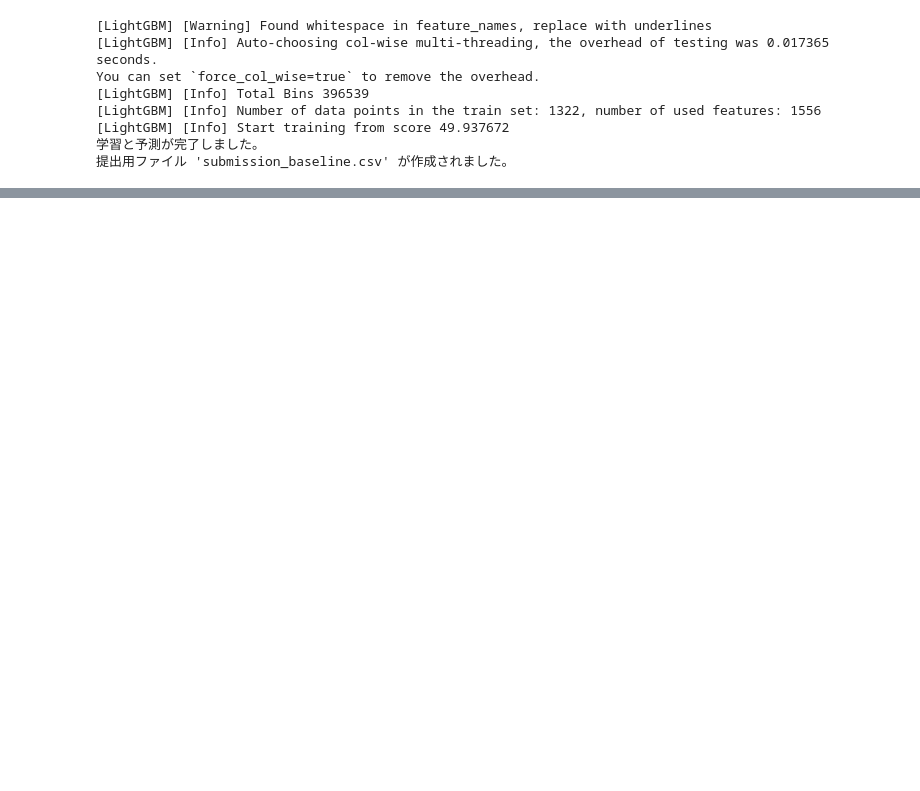
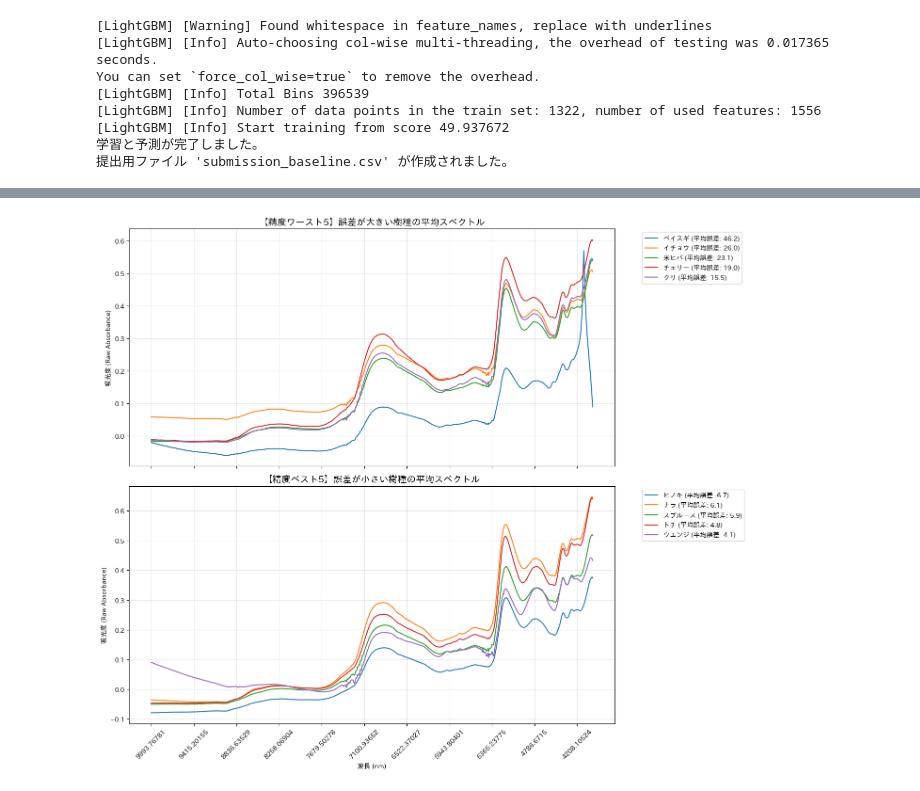
Before and after one commit to keisuke-fbr/Signate_Spectrum, a Jupyter notebook: yamaguchi:test.ipynb, the cells around one changed output, grey strips where cells are left out. Drawn from its saved outputs; the diff is of its cells as text; code cells hidden in the pictures; blank space fills up the shorter version.

```diff
--- a/yamaguchi:test.ipynb
+++ b/yamaguchi:test.ipynb
@@ -47,0 +219,46 @@ You can set `force_col_wise=true` to remove the overhead.
+# %%
+import pandas as pd
+import numpy as np
+import matplotlib.pyplot as plt
+import japanize_matplotlib
+
+# 1. 樹種ごとの平均誤差を計算
+results = pd.DataFrame({'樹種': train_raw['樹種'], '実測': y_raw, '予測': oof_preds_raw})
+results['誤差'] = np.abs(results['実測'] - results['予測'])
+avg_error = results.groupby('樹種')['誤差'].mean().sort_values(ascending=False)
+
+# ワースト5（誤差が大きい）と ベスト5（誤差が小さい）を抽出
+worst_5 = avg_error.head(5).index.tolist()
+best_5 = avg_error.tail(5).index.tolist()
+
+# 2. プロット作成
+fig, (ax1, ax2) = plt.subplots(2, 1, figsize=(14, 12), sharex=True)
+
+# --- 上段：ワースト5樹種（精度が悪いグループ） ---
+for s in worst_5:
+    subset = train_raw[train_raw['樹種'] == s]
+    # 代表として各樹種の平均スペクトルを表示
+    ax1.plot(spec_cols, subset[spec_cols].mean(), label=f"{s} (平均誤差: {avg_error[s]:.1f})")
+
+ax1.set_title("【精度ワースト5】誤差が大きい樹種の平均スペクトル", fontsize=14)
+ax1.set_ylabel("吸光度 (Raw Absorbance)")
+ax1.legend(bbox_to_anchor=(1.05, 1), loc='upper left')
+ax1.grid(True, alpha=0.3)
+
+# --- 下段：ベスト5樹種（精度が良いグループ） ---
+for s in best_5:
+    subset = train_raw[train_raw['樹種'] == s]
+    ax2.plot(spec_cols, subset[spec_cols].mean(), label=f"{s} (平均誤差: {avg_error[s]:.1f})")
+
+ax2.set_title("【精度ベスト5】誤差が小さい樹種の平均スペクトル", fontsize=14)
+ax2.set_xlabel("波長 (nm)")
+ax2.set_ylabel("吸光度 (Raw Absorbance)")
+ax2.legend(bbox_to_anchor=(1.05, 1), loc='upper left')
+ax2.grid(True, alpha=0.3)
+
+# X軸のメモリ調整
+plt.xticks(spec_cols[::150], rotation=45)
+plt.tight_layout()
+plt.show()
+# %% [output]
+[figure, added]
```
Also changed, not shown: parts of 14 cells of this notebook, 16 other files.
